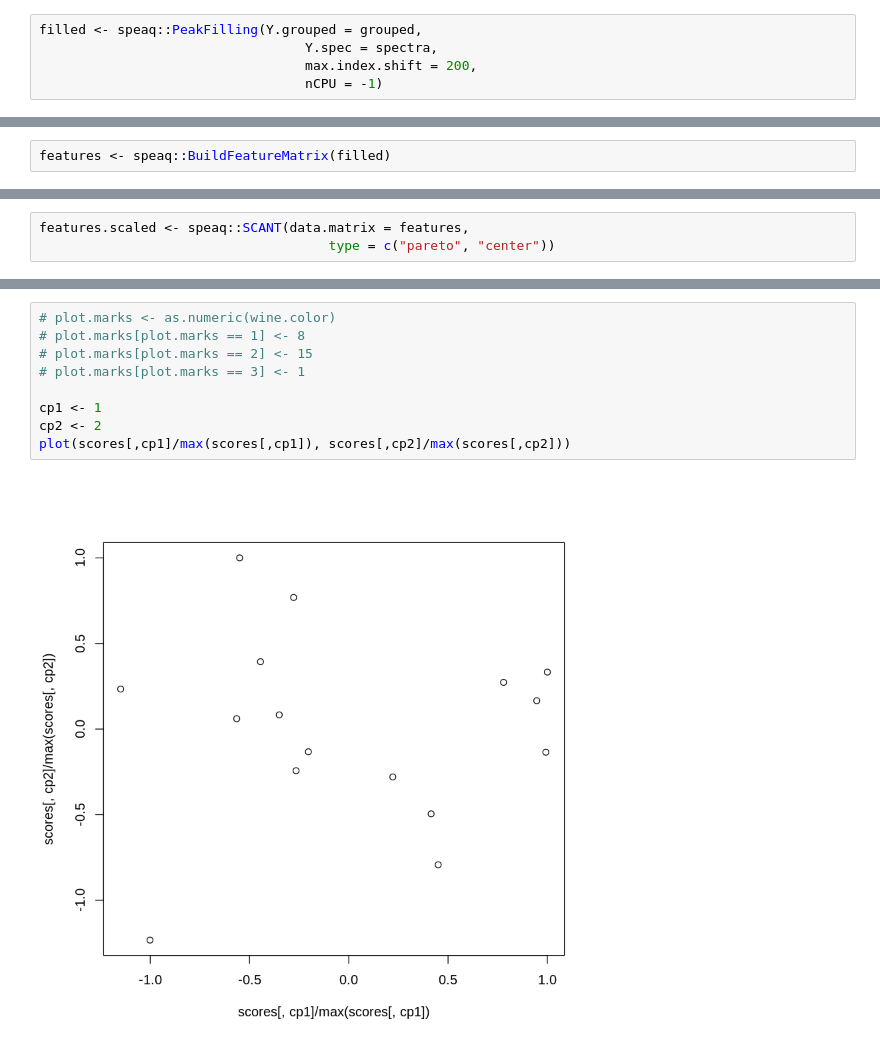
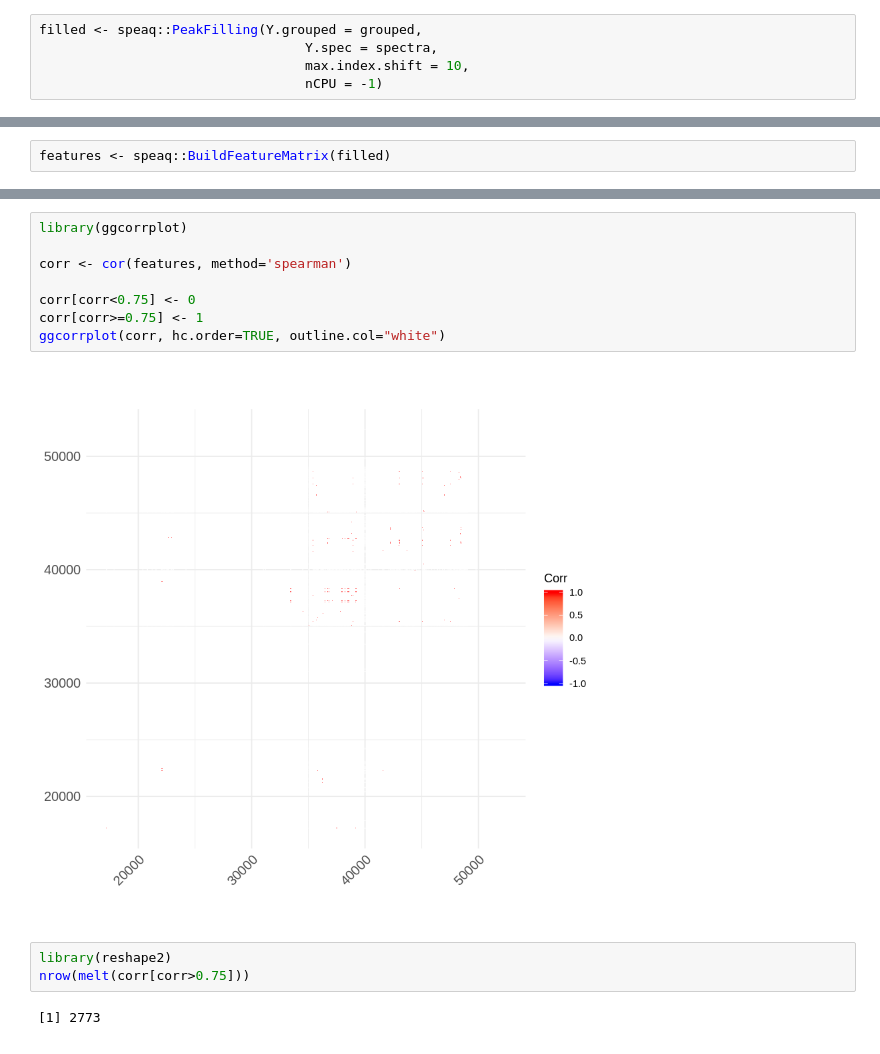
Before and after one commit to mkohram/arion, a Jupyter notebook: notebooks/arion_speaq.R.ipynb, the cells around one changed output, grey strips where cells are left out. Drawn from its saved outputs; the diff is of its cells as text.

```diff
--- a/notebooks/arion_speaq.R.ipynb
+++ b/notebooks/arion_speaq.R.ipynb
@@ -154,7 +76,7 @@ a[a[, 'avg_silhouette_val'] < 0.25, ]
 # %%
 filled <- speaq::PeakFilling(Y.grouped = grouped,
                                   Y.spec = spectra,
-                                  max.index.shift = 200,
+                                  max.index.shift = 10,
                                   nCPU = -1)
 # %% [output]
 [1] "There are 16 samples in the dataset."
@@ -184,3 +85,0 @@ head(filled[filled$peakSNR > 10 & filled$peakValue > 30 & filled$peakPPM < 8.35,
-# %%
-features.scaled <- speaq::SCANT(data.matrix = features,
-                                     type = c("pareto", "center"))
@@ -201,11 +86,15 @@ barplot(varExplained/sum(varExplained),
-# %%
-# plot.marks <- as.numeric(wine.color)
-# plot.marks[plot.marks == 1] <- 8
-# plot.marks[plot.marks == 2] <- 15
-# plot.marks[plot.marks == 3] <- 1
-
-cp1 <- 1
-cp2 <- 2
-plot(scores[,cp1]/max(scores[,cp1]), scores[,cp2]/max(scores[,cp2]))
-# %% [output]
-[figure, removed]
+# %%
+library(ggcorrplot)
+
+corr <- cor(features, method='spearman')
+
+corr[corr<0.75] <- 0
+corr[corr>=0.75] <- 1
+ggcorrplot(corr, hc.order=TRUE, outline.col="white")
+# %% [output]
+[figure, added]
+# %%
+library(reshape2)
+nrow(melt(corr[corr>0.75]))
+# %% [output]
+[1] 2773
```
Also changed, not shown: parts of 22 cells of this notebook, 1 other file.
